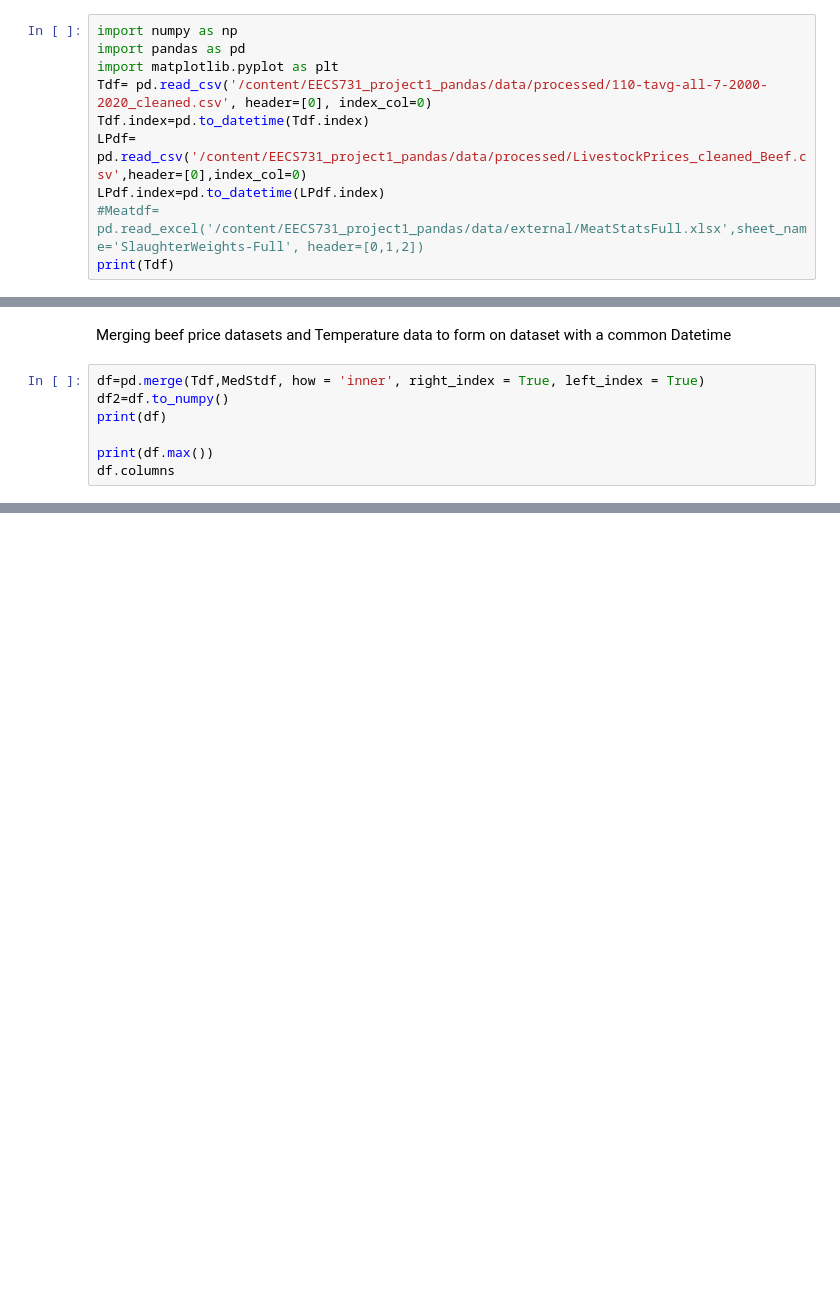
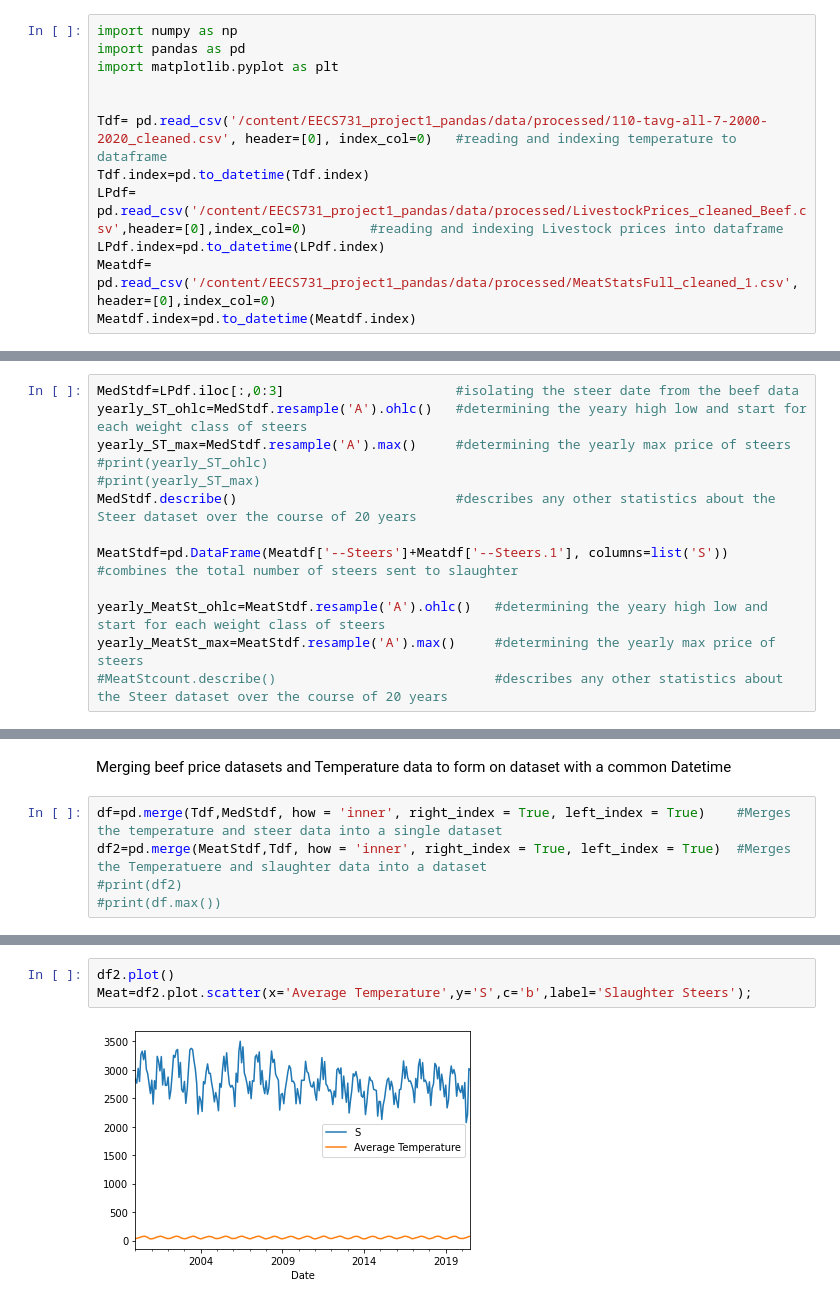
Before and after one commit to m677s345/EECS731_MS_Project1, a Jupyter notebook: EECS731_project1_pandas.ipynb, the cells around one changed output, grey strips where cells are left out. Saved outputs shown, nothing was run; the diff lists cells and outputs as text; blank space fills up the shorter version.

```diff
--- a/EECS731_project1_pandas.ipynb
+++ b/EECS731_project1_pandas.ipynb
@@ -29,9 +11,11 @@ Importing packages
 import numpy as np
 import pandas as pd
 import matplotlib.pyplot as plt
-Tdf= pd.read_csv('/content/EECS731_project1_pandas/data/processed/110-tavg-all-7-2000-2020_cleaned.csv', header=[0], index_col=0)
+
+
+Tdf= pd.read_csv('/content/EECS731_project1_pandas/data/processed/110-tavg-all-7-2000-2020_cleaned.csv', header=[0], index_col=0)   #reading and indexing temperature to dataframe
 Tdf.index=pd.to_datetime(Tdf.index)
-LPdf= pd.read_csv('/content/EECS731_project1_pandas/data/processed/LivestockPrices_cleaned_Beef.csv',header=[0],index_col=0)
+LPdf= pd.read_csv('/content/EECS731_project1_pandas/data/processed/LivestockPrices_cleaned_Beef.csv',header=[0],index_col=0)        #reading and indexing Livestock prices into dataframe
 LPdf.index=pd.to_datetime(LPdf.index)
-#Meatdf= pd.read_excel('/content/EECS731_project1_pandas/data/external/MeatStatsFull.xlsx',sheet_name='SlaughterWeights-Full', header=[0,1,2])
-print(Tdf)
+Meatdf= pd.read_csv('/content/EECS731_project1_pandas/data/processed/MeatStatsFull_cleaned_1.csv', header=[0],index_col=0)
+Meatdf.index=pd.to_datetime(Meatdf.index)
@@ -114,3 +24,16 @@ Date                                                   ...
+# %%
+MedStdf=LPdf.iloc[:,0:3]                      #isolating the steer date from the beef data
+yearly_ST_ohlc=MedStdf.resample('A').ohlc()   #determining the yeary high low and start for each weight class of steers
+yearly_ST_max=MedStdf.resample('A').max()     #determining the yearly max price of steers
+#print(yearly_ST_ohlc)
+#print(yearly_ST_max)
+MedStdf.describe()                            #describes any other statistics about the Steer dataset over the course of 20 years
+
+MeatStdf=pd.DataFrame(Meatdf['--Steers']+Meatdf['--Steers.1'], columns=list('S'))  #combines the total number of steers sent to slaughter
+
+yearly_MeatSt_ohlc=MeatStdf.resample('A').ohlc()   #determining the yeary high low and start for each weight class of steers
+yearly_MeatSt_max=MeatStdf.resample('A').max()     #determining the yearly max price of steers
+#MeatStcount.describe()                            #describes any other statistics about the Steer dataset over the course of 20 years
 # %% [markdown]
 Statistics for average temperature across the US
 # %%
@@ -149,9 +46,7 @@ Date
 # %% [markdown]
 Merging beef price datasets and Temperature data to form on dataset with a common Datetime
 # %%
-df=pd.merge(Tdf,MedStdf, how = 'inner', right_index = True, left_index = True)
-df2=df.to_numpy()
-print(df)
-
-print(df.max())
-df.columns
+df=pd.merge(Tdf,MedStdf, how = 'inner', right_index = True, left_index = True)    #Merges the temperature and steer data into a single dataset
+df2=pd.merge(MeatStdf,Tdf, how = 'inner', right_index = True, left_index = True)  #Merges the Temperatuere and slaughter data into a dataset
+#print(df2)
+#print(df.max())
@@ -199,0 +76,5 @@ True
+# %%
+df2.plot()
+Meat=df2.plot.scatter(x='Average Temperature',y='S',c='b',label='Slaughter Steers');
+# %% [output]
+[figure, added]
```
Also changed, not shown: parts of 11 cells of this notebook.
